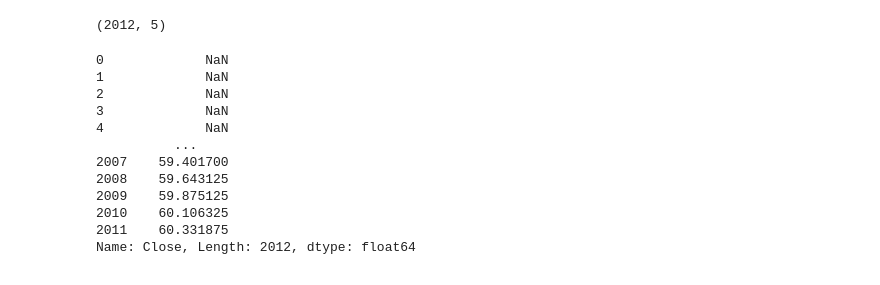
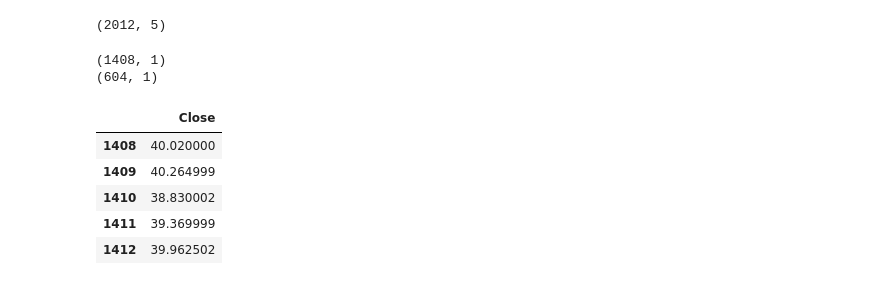
Before and after one commit to Underemployed/Python-Stock-Trend-Prediction, a Jupyter notebook: ue/underemployed/LTSM Model.ipynb, the cells around one changed output. Cells and saved outputs as stored; diff of their text form; code cells hidden in the pictures.

```diff
--- a/ue/underemployed/LTSM Model.ipynb
+++ b/ue/underemployed/LTSM Model.ipynb
@@ -110,19 +109,21 @@ plt.plot(ma20,'orange')
 df.shape
 # %% [output]
 (2012, 5)
-# %%
-#Splitting Data into
-ma20
-# %% [output]
-0             NaN
-1             NaN
-2             NaN
-3             NaN
-4             NaN
-          ...
-2007    59.401700
-2008    59.643125
-2009    59.875125
-2010    60.106325
-2011    60.331875
-Name: Close, Length: 2012, dtype: float64
+# %%
+#Splitting Data into training and testing
+data_training = pd.DataFrame (df[ 'Close'][0: int(len(df)*0.70)])
+data_testing = pd.DataFrame(df['Close'][ int(len (df)*0.70): int(len (df))])
+print(data_training.shape)
+print(data_testing.shape)
+# %% [output]
+(1408, 1)
+(604, 1)
+# %%
+data_testing.head()
+# %% [output]
+|  | Close |
+| 1408 | 40.020000 |
+| 1409 | 40.264999 |
+| 1410 | 38.830002 |
+| 1411 | 39.369999 |
+| 1412 | 39.962502 |
```
Also changed, not shown: parts of 8 cells of this notebook, 1 other file.
